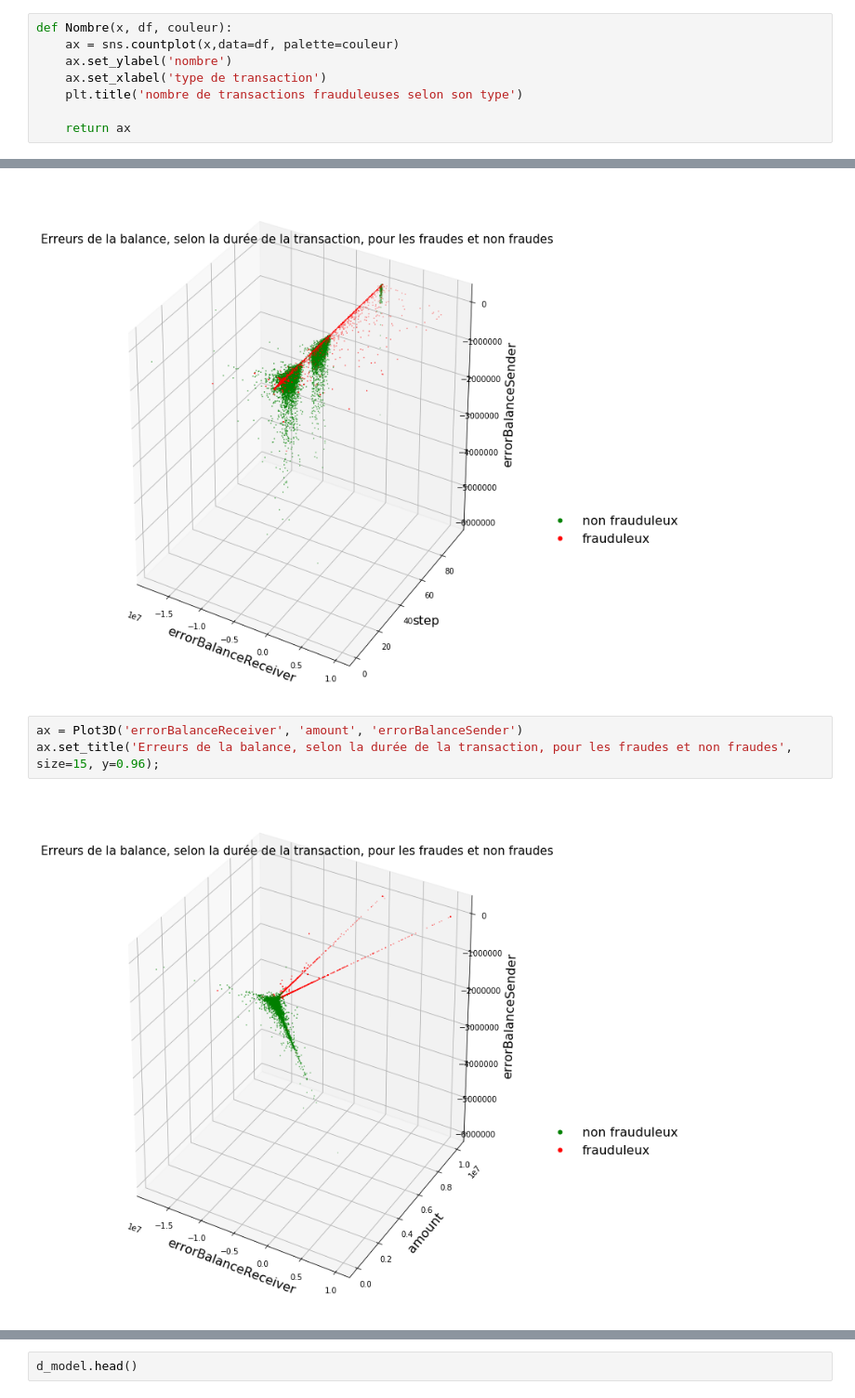
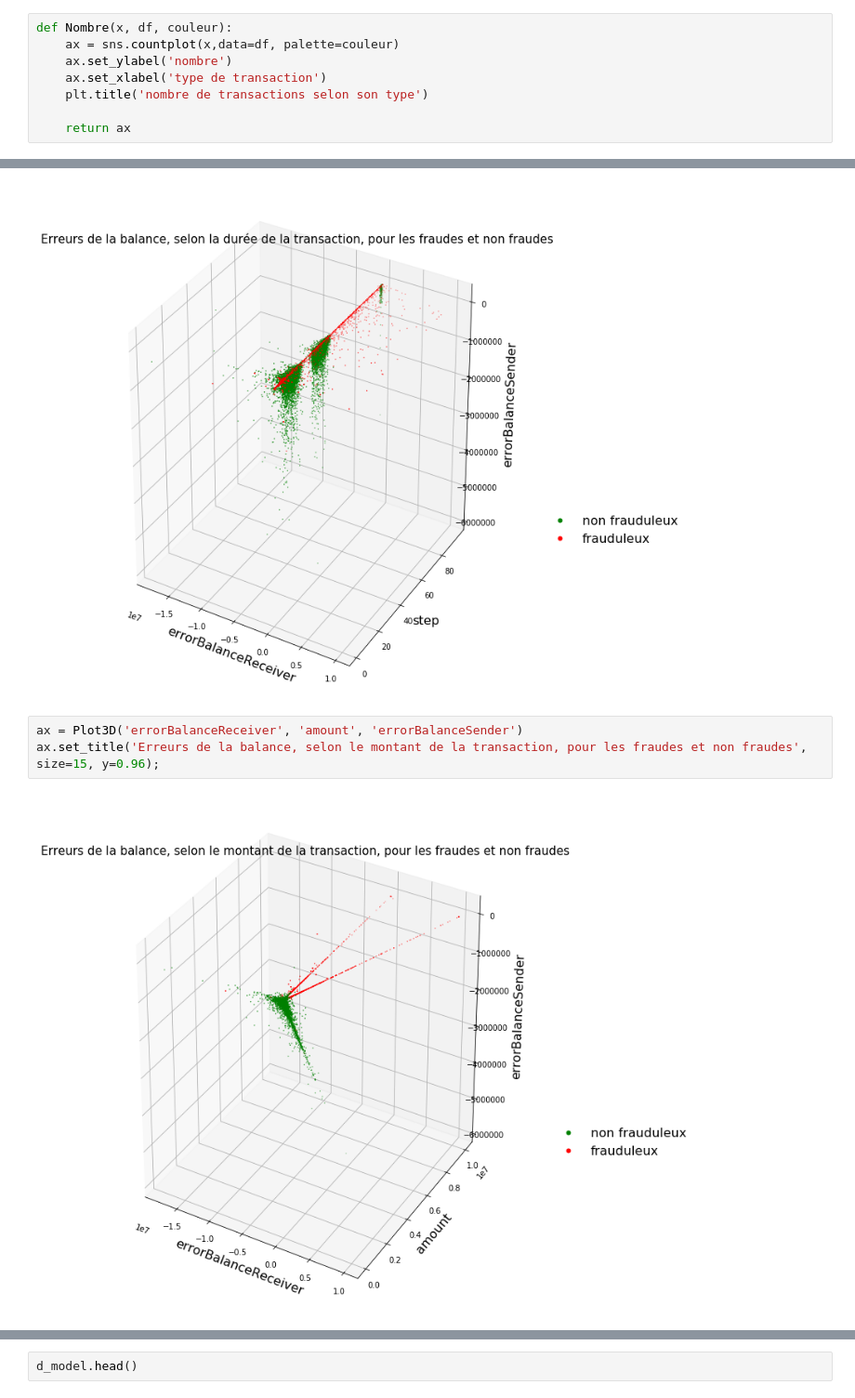
Before and after one commit to ValerieGrimault/ProjetFraude, a Jupyter notebook: traitement_des_donnees/MachineLearning.ipynb, the cells around one changed output, grey strips where cells are left out. Shown at 93% size. Drawn from its saved outputs; the diff is of its cells as text.

```diff
--- a/traitement_des_donnees/MachineLearning.ipynb
+++ b/traitement_des_donnees/MachineLearning.ipynb
@@ -164,7 +165,7 @@ def Nombre(x, df, couleur):
     ax = sns.countplot(x,data=df, palette=couleur)
     ax.set_ylabel('nombre')
     ax.set_xlabel('type de transaction')
-    plt.title('nombre de transactions frauduleuses selon son type')
+    plt.title('nombre de transactions selon son type')
 
     return ax
 # %%
@@ -522,6 +526,6 @@ ax.set_title('Erreurs de la balance, selon la durée de la transaction, pour les
 [figure]
 # %%
 ax = Plot3D('errorBalanceReceiver', 'amount', 'errorBalanceSender')
-ax.set_title('Erreurs de la balance, selon la durée de la transaction, pour les fraudes et non fraudes', size=15, y=0.96);
+ax.set_title('Erreurs de la balance, selon le montant de la transaction, pour les fraudes et non fraudes', size=15, y=0.96);
 # %% [output]
-[figure, old version]
+[figure, new version]
```
Also changed, not shown: parts of 59 cells of this notebook, 2 other files.
